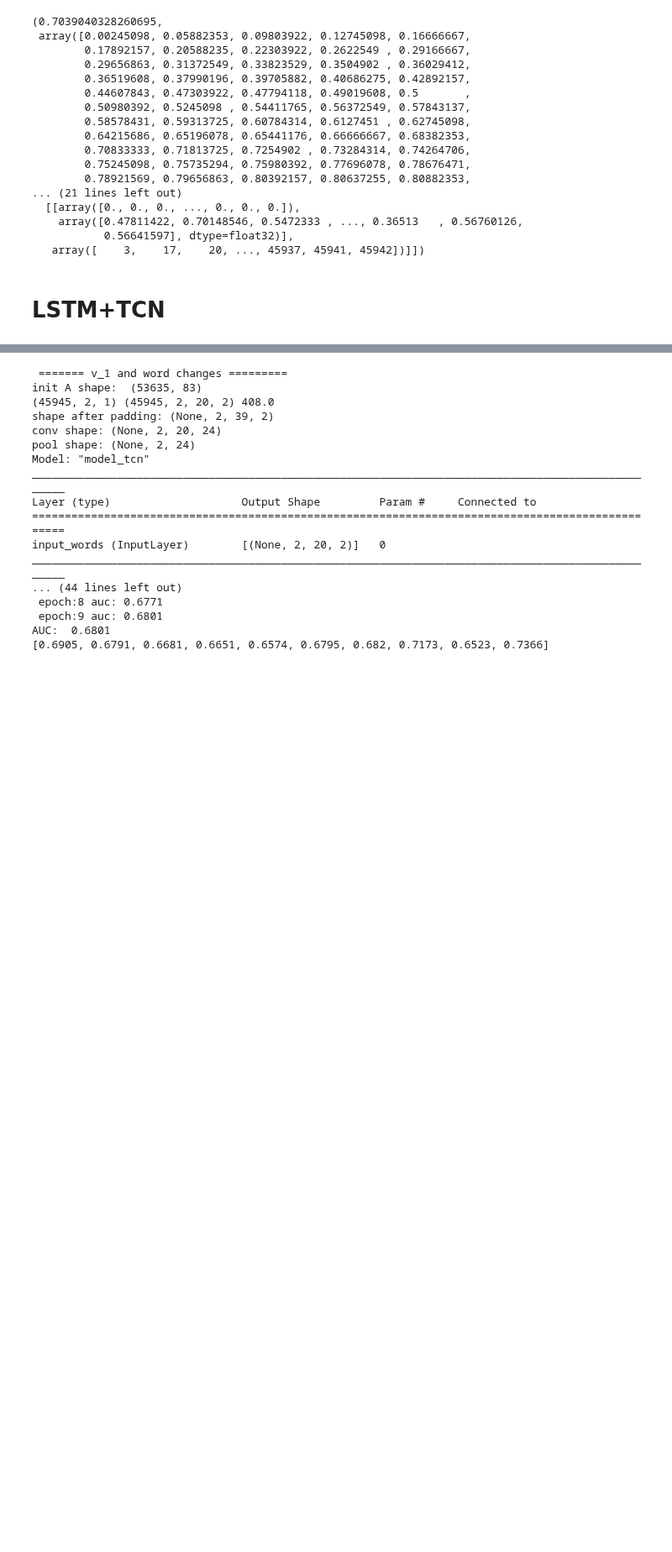
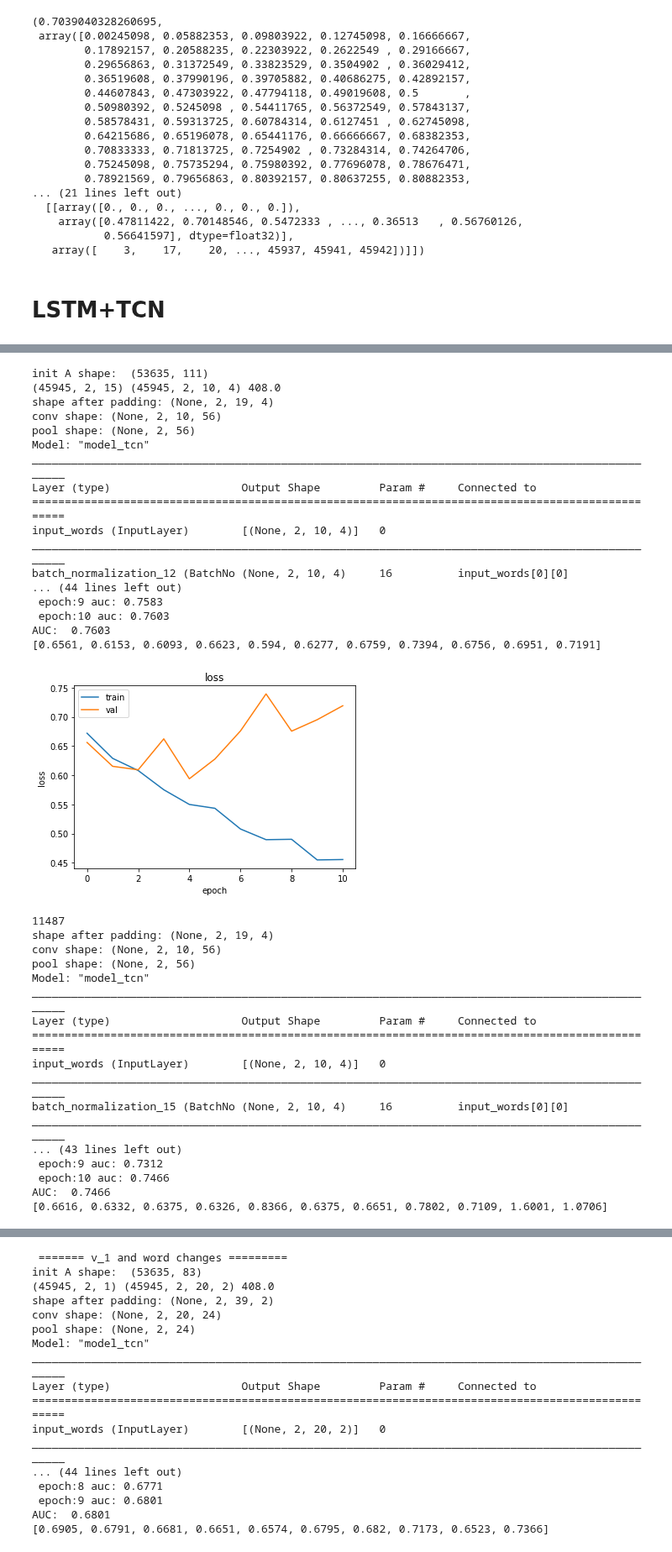
Before and after one commit to pepperamy/tenK_phase2, a Jupyter notebook: 104_of_10k_featureselection_cnnlstm_fl.ipynb, the cells around one changed output, grey strips where cells are left out. Shown at 84% size. Drawn from its saved outputs; the diff is of its cells as text; code cells hidden in the pictures; blank space fills up the shorter version.

```diff
--- a/104_of_10k_featureselection_cnnlstm_fl.ipynb
+++ b/104_of_10k_featureselection_cnnlstm_fl.ipynb
@@ -1751,0 +1734,46 @@ AUC:  0.5859
+# %%
+w = 2
+perf_cols =  v_1 + v_perf
+words_cols = selected_new_all_sorted
+label = 'label'
+h2 = cross_val( df_fl, 'label', \
+          perf_cols,\
+          words_cols, \
+          'model_tcn_w2',w, \
+          filters = 56)
+# %% [output]
+init A shape:  (53635, 111)
+(45945, 2, 15) (45945, 2, 10, 4) 408.0
+shape after padding: (None, 2, 19, 4)
+conv shape: (None, 2, 10, 56)
+pool shape: (None, 2, 56)
+Model: "model_tcn"
+__________________________________________________________________________________________________
+Layer (type)                    Output Shape         Param #     Connected to
+==================================================================================================
+input_words (InputLayer)        [(None, 2, 10, 4)]   0
+__________________________________________________________________________________________________
+batch_normalization_12 (BatchNo (None, 2, 10, 4)     16          input_words[0][0]
+... (44 lines left out)
+ epoch:9 auc: 0.7583
+ epoch:10 auc: 0.7603
+AUC:  0.7603
+[0.6561, 0.6153, 0.6093, 0.6623, 0.594, 0.6277, 0.6759, 0.7394, 0.6756, 0.6951, 0.7191]
+[figure, added]
+11487
+shape after padding: (None, 2, 19, 4)
+conv shape: (None, 2, 10, 56)
+pool shape: (None, 2, 56)
+Model: "model_tcn"
+__________________________________________________________________________________________________
+Layer (type)                    Output Shape         Param #     Connected to
+==================================================================================================
+input_words (InputLayer)        [(None, 2, 10, 4)]   0
+__________________________________________________________________________________________________
+batch_normalization_15 (BatchNo (None, 2, 10, 4)     16          input_words[0][0]
+__________________________________________________________________________________________________
+... (43 lines left out)
+ epoch:9 auc: 0.7312
+ epoch:10 auc: 0.7466
+AUC:  0.7466
+[0.6616, 0.6332, 0.6375, 0.6326, 0.8366, 0.6375, 0.6651, 0.7802, 0.7109, 1.6001, 1.0706]
```
Also changed, not shown: parts of 10 cells of this notebook.
